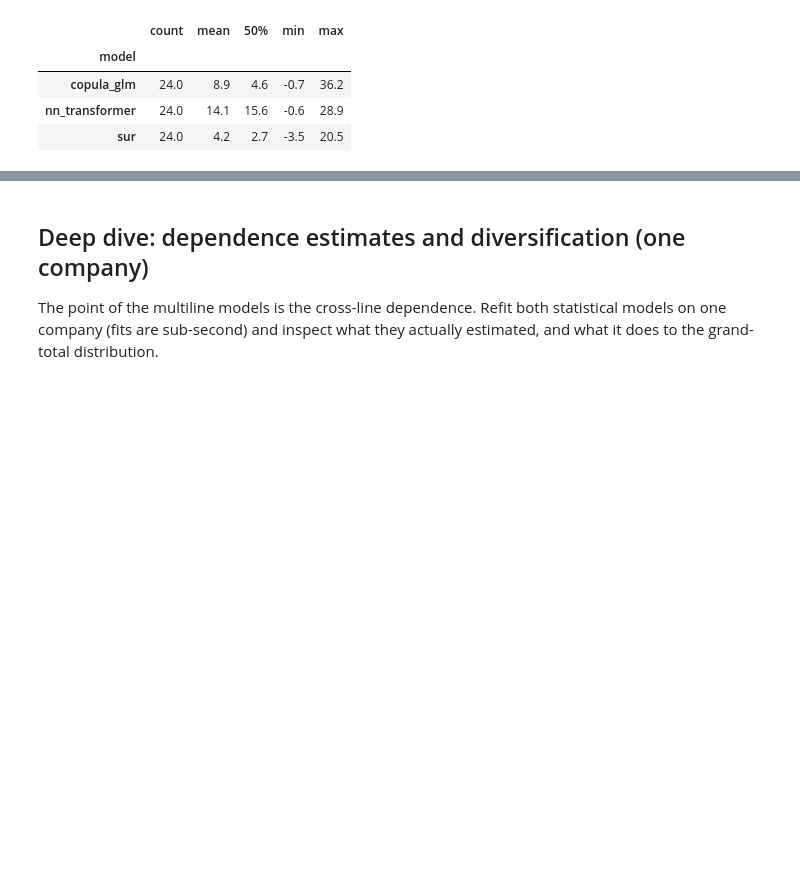
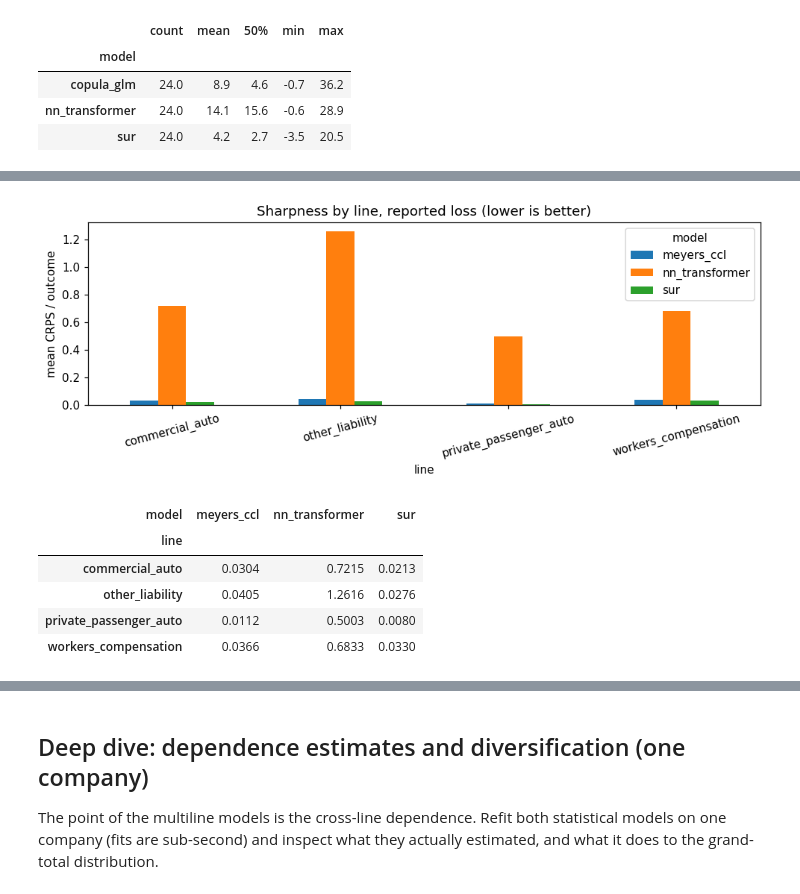
Before and after one commit to EKtheSage/ibnr, a Jupyter notebook: analysis/02_transformer_vs_statistical.ipynb, the cells around one changed output, grey strips where cells are left out. Saved outputs shown, nothing was run; the diff lists cells and outputs as text; code cells hidden in the pictures; blank space fills up the shorter version.

```diff
--- a/analysis/02_transformer_vs_statistical.ipynb
+++ b/analysis/02_transformer_vs_statistical.ipynb
@@ -207,0 +221,17 @@ ok.groupby("model")["err_pct"].describe().round(1)[["count", "mean", "50%", "min
+# %%
+if ok_r is not None:
+    rel_r = ok_r.assign(rel_crps=ok_r["crps"] / ok_r["outcome"])
+    pivot_r = rel_r.pivot_table(index="line", columns="model", values="rel_crps", aggfunc="mean")
+    axp = pivot_r.plot.bar(figsize=(9, 3.6), rot=15)
+    axp.set_ylabel("mean CRPS / outcome")
+    axp.set_title("Sharpness by line, reported loss (lower is better)")
+    plt.tight_layout(); plt.show()
+    display(pivot_r.round(4))
+# %% [output]
+[figure, added]
+| model | meyers_ccl | nn_transformer | sur |
+| line |  |  |  |
+| commercial_auto | 0.0304 | 0.7215 | 0.0213 |
+| other_liability | 0.0405 | 1.2616 | 0.0276 |
+| private_passenger_auto | 0.0112 | 0.5003 | 0.0080 |
+| workers_compensation | 0.0366 | 0.6833 | 0.0330 |
```
Also changed, not shown: parts of 14 cells of this notebook, 1 other file.
